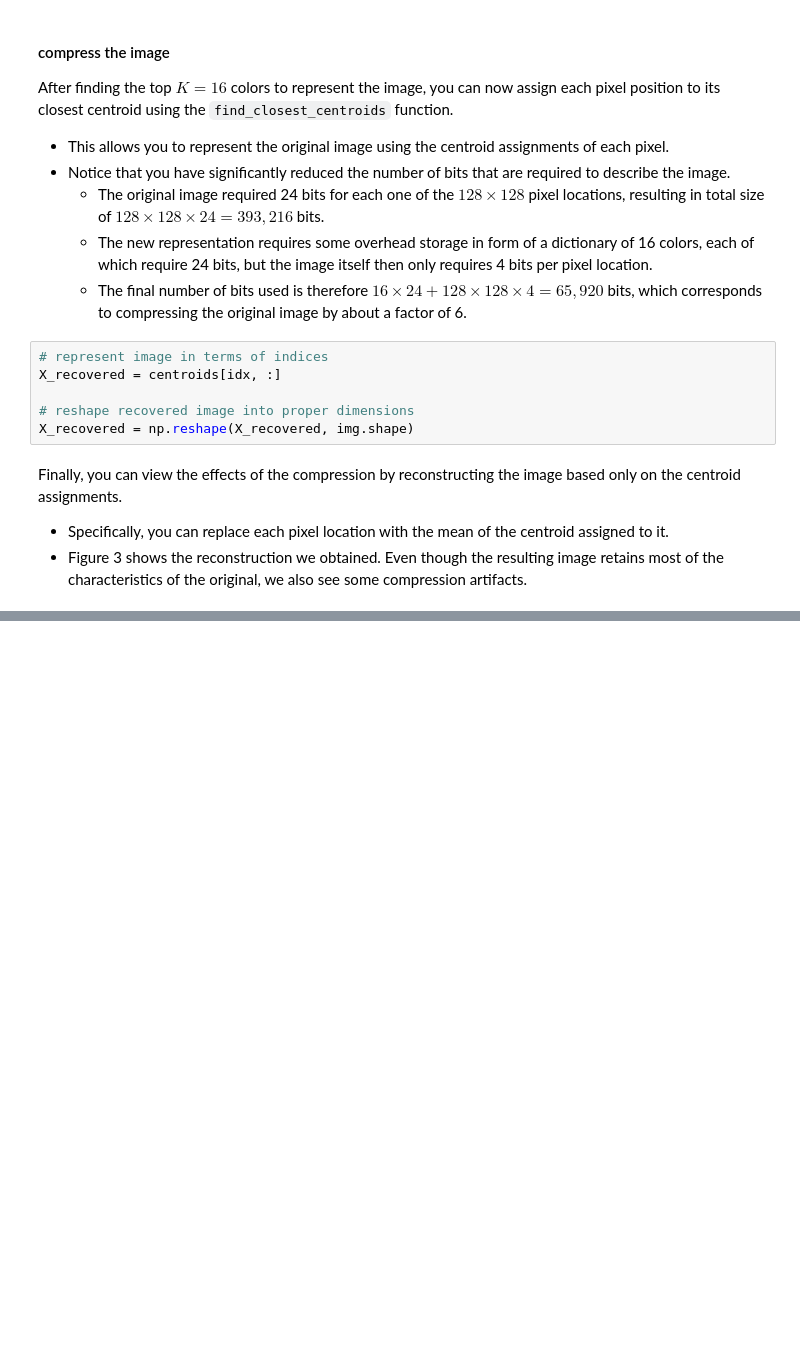
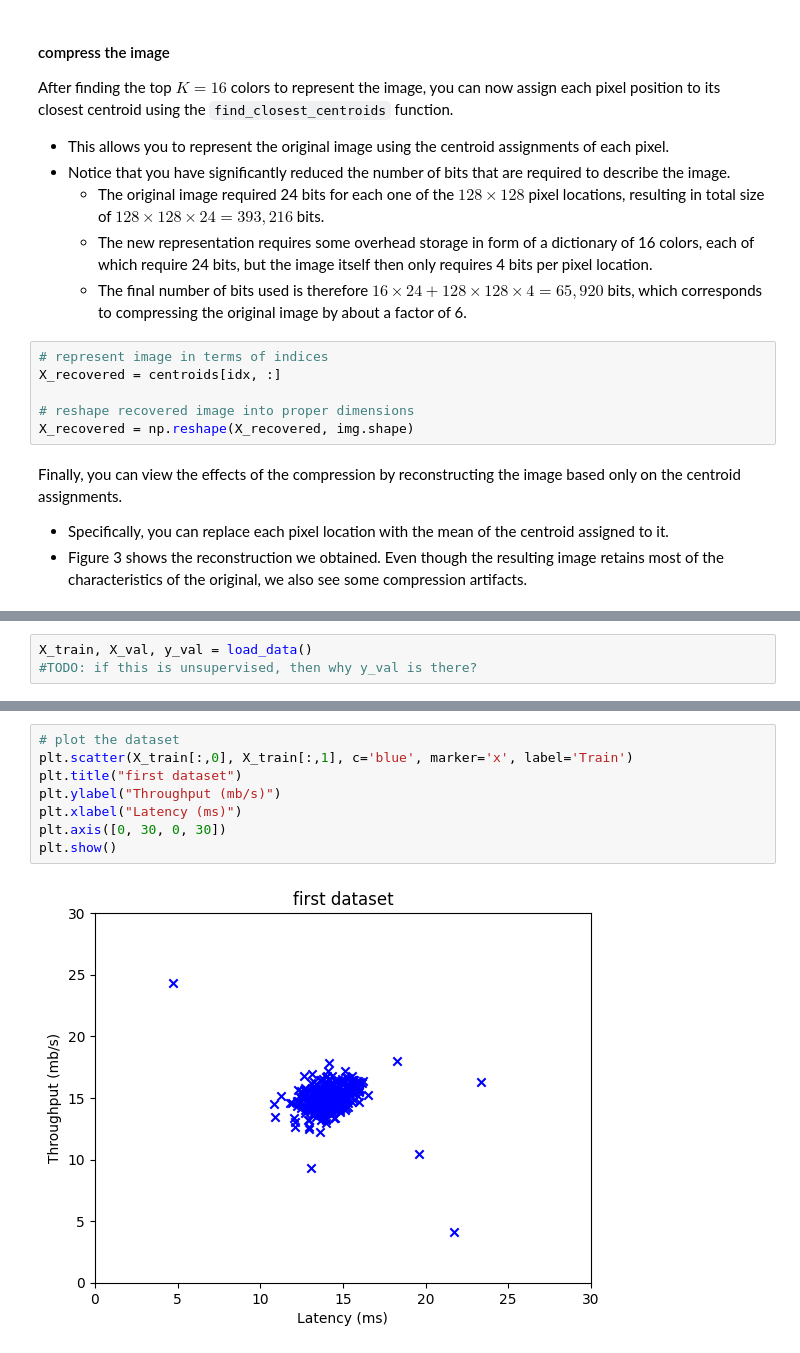
Before and after one commit to KumaarBalbir/py101, a Jupyter notebook: ml/unsupervised.ipynb, the cells around one changed output, grey strips where cells are left out. Drawn from its saved outputs; the diff is of its cells as text; blank space fills up the shorter version.

```diff
--- a/ml/unsupervised.ipynb
+++ b/ml/unsupervised.ipynb
@@ -323,0 +349,3 @@ plt.show()
+# %%
+X_train, X_val, y_val = load_data()
+#TODO: if this is unsupervised, then why y_val is there?
@@ -323,0 +385,10 @@ plt.show()
+# %%
+# plot the dataset
+plt.scatter(X_train[:,0], X_train[:,1], c='blue', marker='x', label='Train')
+plt.title("first dataset")
+plt.ylabel("Throughput (mb/s)")
+plt.xlabel("Latency (ms)")
+plt.axis([0, 30, 0, 30])
+plt.show()
+# %% [output]
+[figure, added]
```
Also changed, not shown: parts of 22 cells of this notebook.
